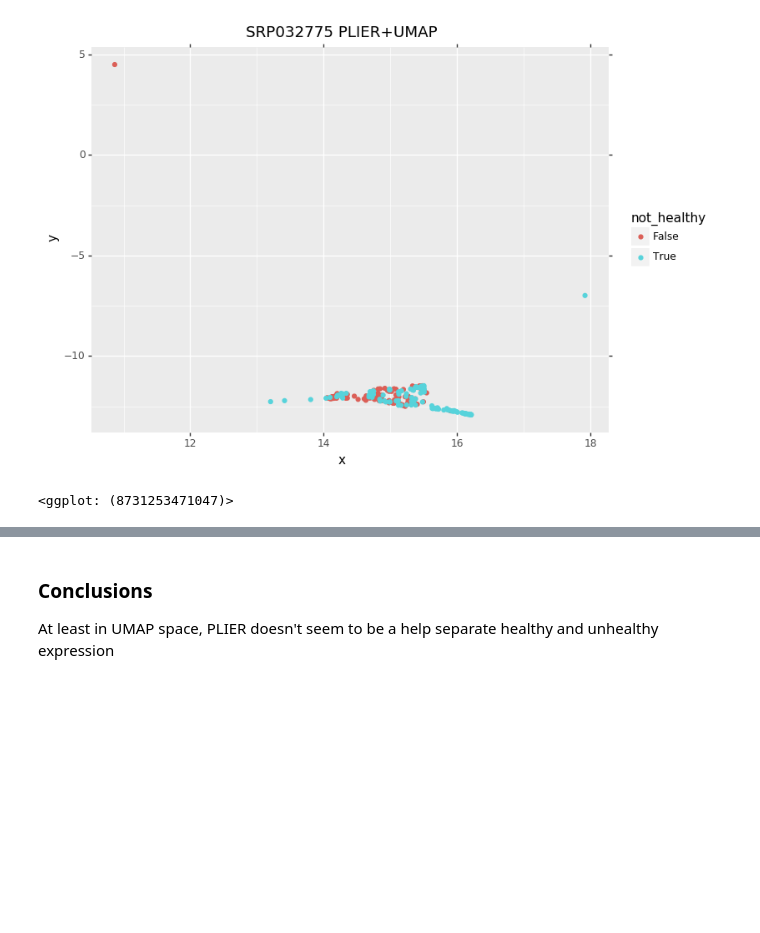
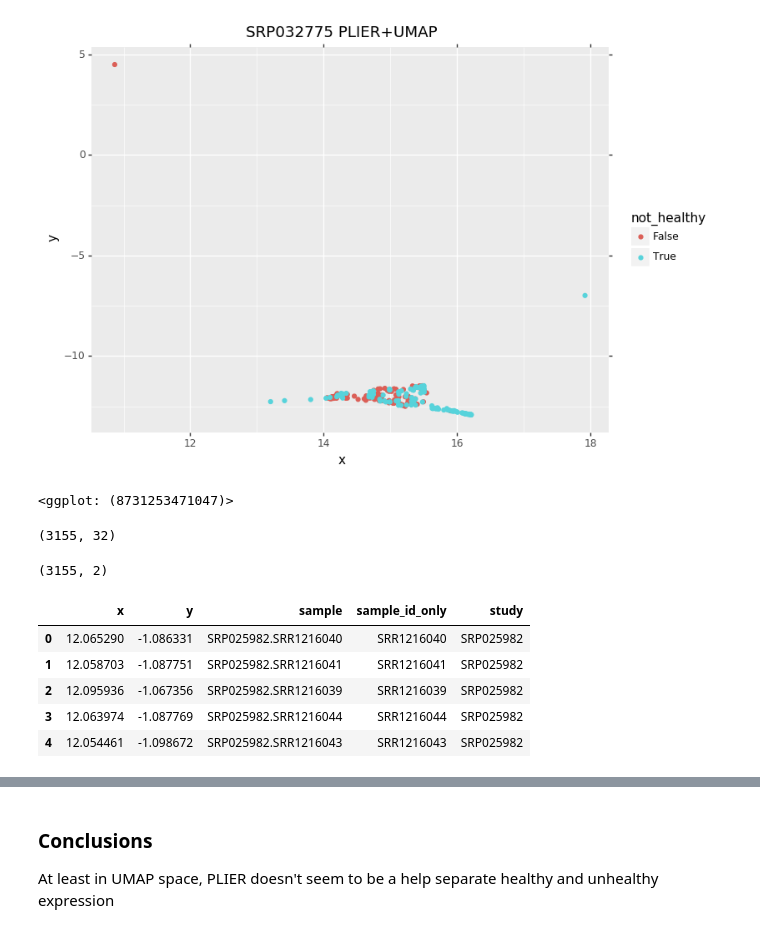
Before and after one commit to greenelab/brd-net, a Jupyter notebook: analyses/disease_healthy_visualization.ipynb, the cells around one changed output, grey strips where cells are left out. Saved outputs shown, nothing was run; the diff lists cells and outputs as text; code cells hidden in the pictures; blank space fills up the shorter version.

```diff
--- a/analyses/disease_healthy_visualization.ipynb
+++ b/analyses/disease_healthy_visualization.ipynb
@@ -406,3 +406,22 @@ The iterable function was deprecated in Matplotlib 3.1 and will be removed in 3.
   return cbook.iterable(var) and not is_string(var)
 [figure]
 <ggplot: (8731253471047)>
+# %%
+healthy_plier_reduced = reduce_dimensionality(healthy_df, plier_df)
+print(healthy_plier_reduced.shape)
+
+healthy_plier_umap = reducer.fit_transform(healthy_plier_reduced)
+print(healthy_plier_umap.shape)
+
+healthy_plier_umap_df = create_df_from_embedded_data(healthy_plier_umap, healthy_df)
+
+healthy_plier_umap_df.head()
+# %% [output]
+(3155, 32)
+(3155, 2)
+|  | x | y | sample | sample_id_only | study |
+| 0 | 12.065290 | -1.086331 | SRP025982.SRR1216040 | SRR1216040 | SRP025982 |
+| 1 | 12.058703 | -1.087751 | SRP025982.SRR1216041 | SRR1216041 | SRP025982 |
+| 2 | 12.095936 | -1.067356 | SRP025982.SRR1216039 | SRR1216039 | SRP025982 |
+| 3 | 12.063974 | -1.087769 | SRP025982.SRR1216044 | SRR1216044 | SRP025982 |
+| 4 | 12.054461 | -1.098672 | SRP025982.SRR1216043 | SRR1216043 | SRP025982 |
```
Also changed, not shown: parts of 1 cell of this notebook.
